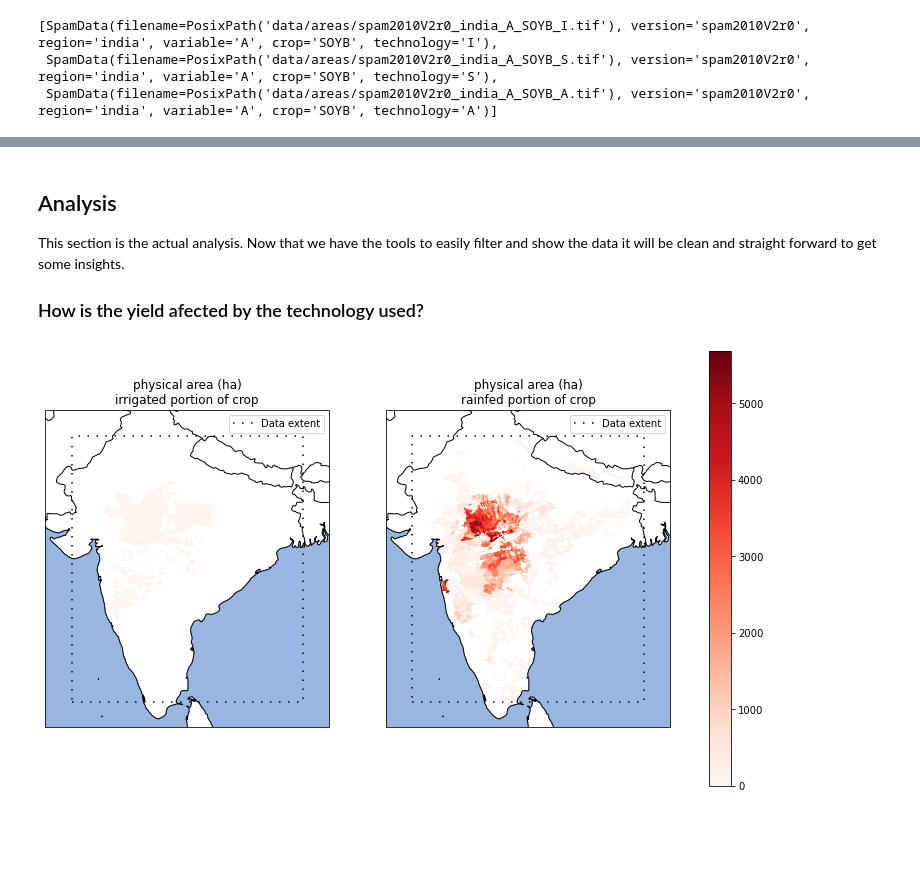
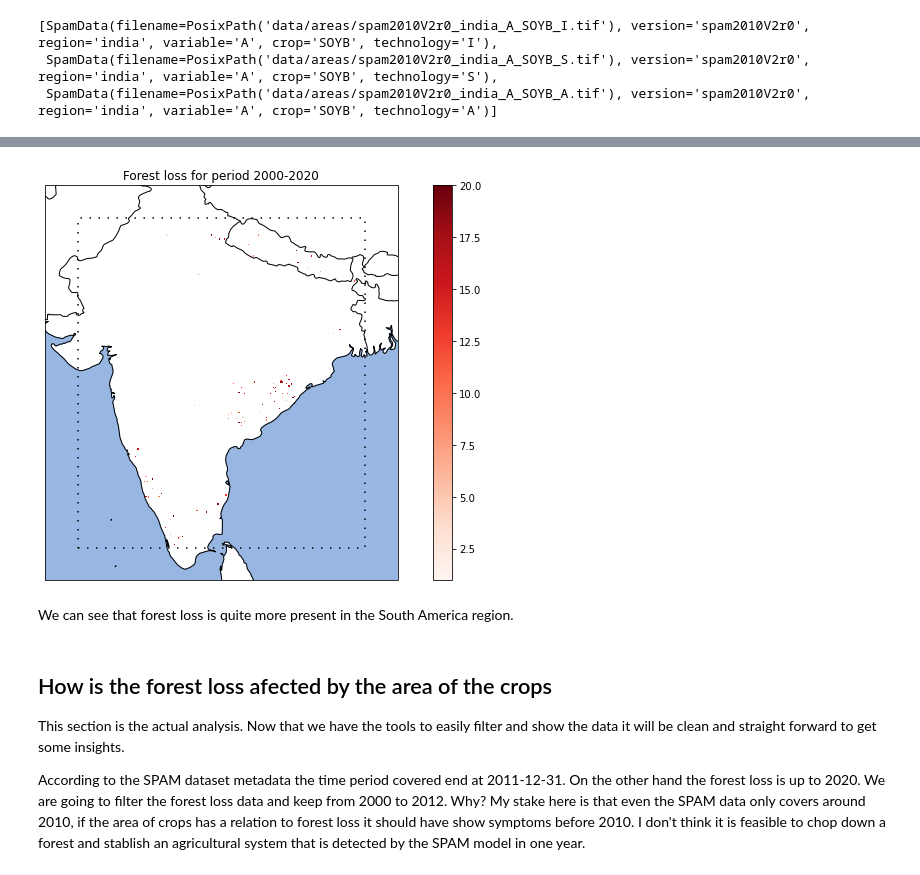
Before and after one commit to BielStela/vizzuality_challenge, a Jupyter notebook: challenge.ipynb, the cells around one changed output, grey strips where cells are left out. Saved outputs shown, nothing was run; the diff lists cells and outputs as text; code cells hidden in the pictures; blank space fills up the shorter version.

```diff
--- a/challenge.ipynb
+++ b/challenge.ipynb
@@ -214,7 +304,23 @@ compare_rasters(area_all_tech)
+# %%
+fig = plt.figure(figsize=(10, 6))
+proj = ccrs.PlateCarree()  # sets the cartopy map projection
+ax = fig.add_subplot(111, projection=proj)
+
+im_ax, _ = plot_map_on_ax(ax, forest_data_path/"india"/"correg.tif", areas, proj, cmap="Reds", interpolation="none")
+
+fig.colorbar(im_ax, ax=ax)
+ax.set_title(f"Forest loss for period 2000-2020")
+plt.tight_layout()
+# %% [output]
+[figure, added]
+# %% [markdown]
+We can see that forest loss is quite more present in the South America region.
 # %% [markdown]
-## Analysis
+##  How is the forest loss afected by the area of the crops
+
 
 This section is the actual analysis.
 Now that we have the tools to easily filter and show the data it will be clean and straight forward to get some insights.
 
-### How is the yield afected by the technology used?
+According to the SPAM dataset metadata the time period covered end at 2011-12-31. On the other hand the forest loss is up to 2020. We are going to filter the forest loss data and keep from 2000 to 2012.
+Why? My stake here is that even the SPAM data only covers around 2010, if the area of crops has a relation to forest loss it should have show symptoms before 2010. I don't think it is feasible to chop down a forest and stablish an agricultural system that is detected by the SPAM model in one year.
@@ -223,4 +326,0 @@ yield_rasters = get_rasters_by_codes(rasters, var="A", tech="IR")
-# %%
-compare_rasters([r for r in yield_rasters if r.region == "india"])
-# %% [output]
-[figure, removed]
```
Also changed, not shown: parts of 19 cells of this notebook.
